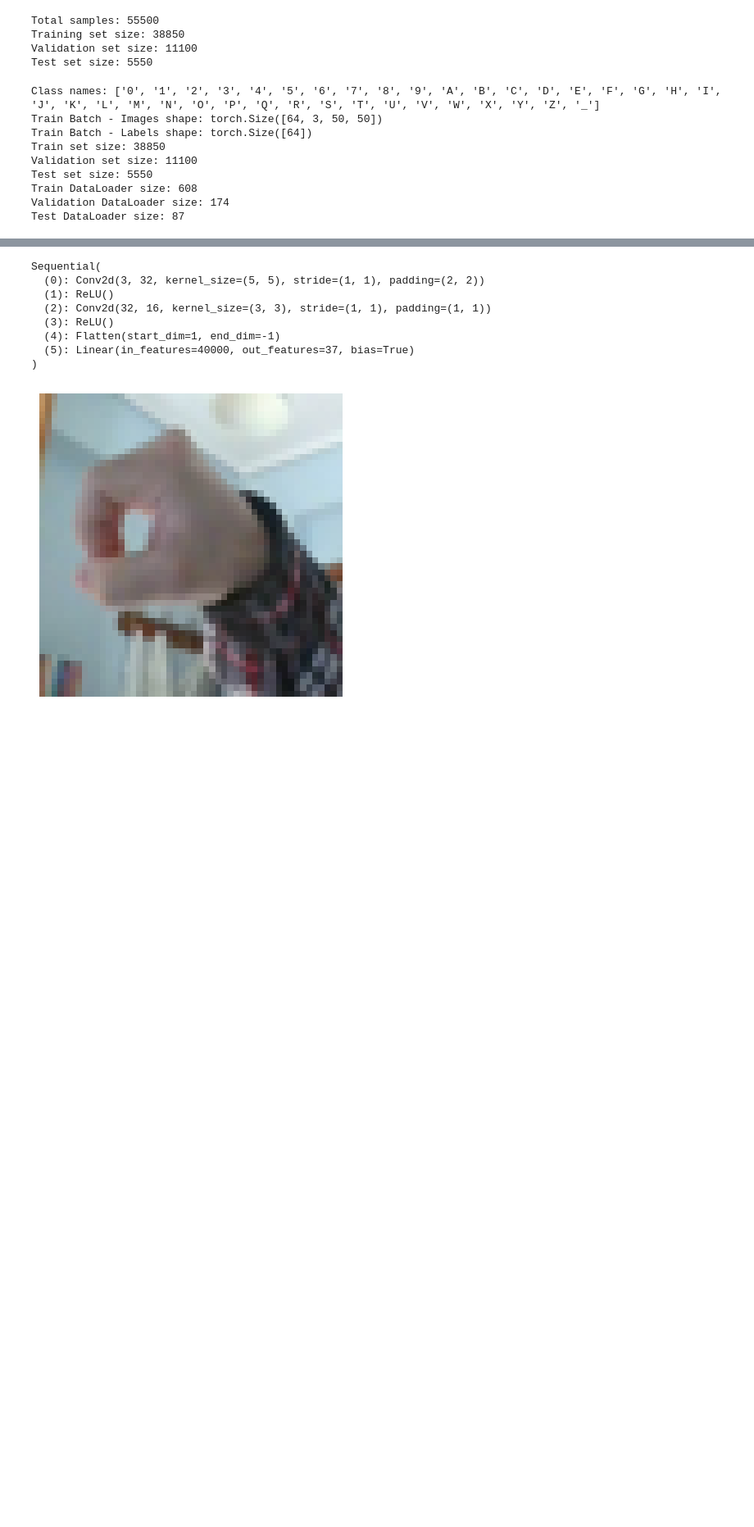
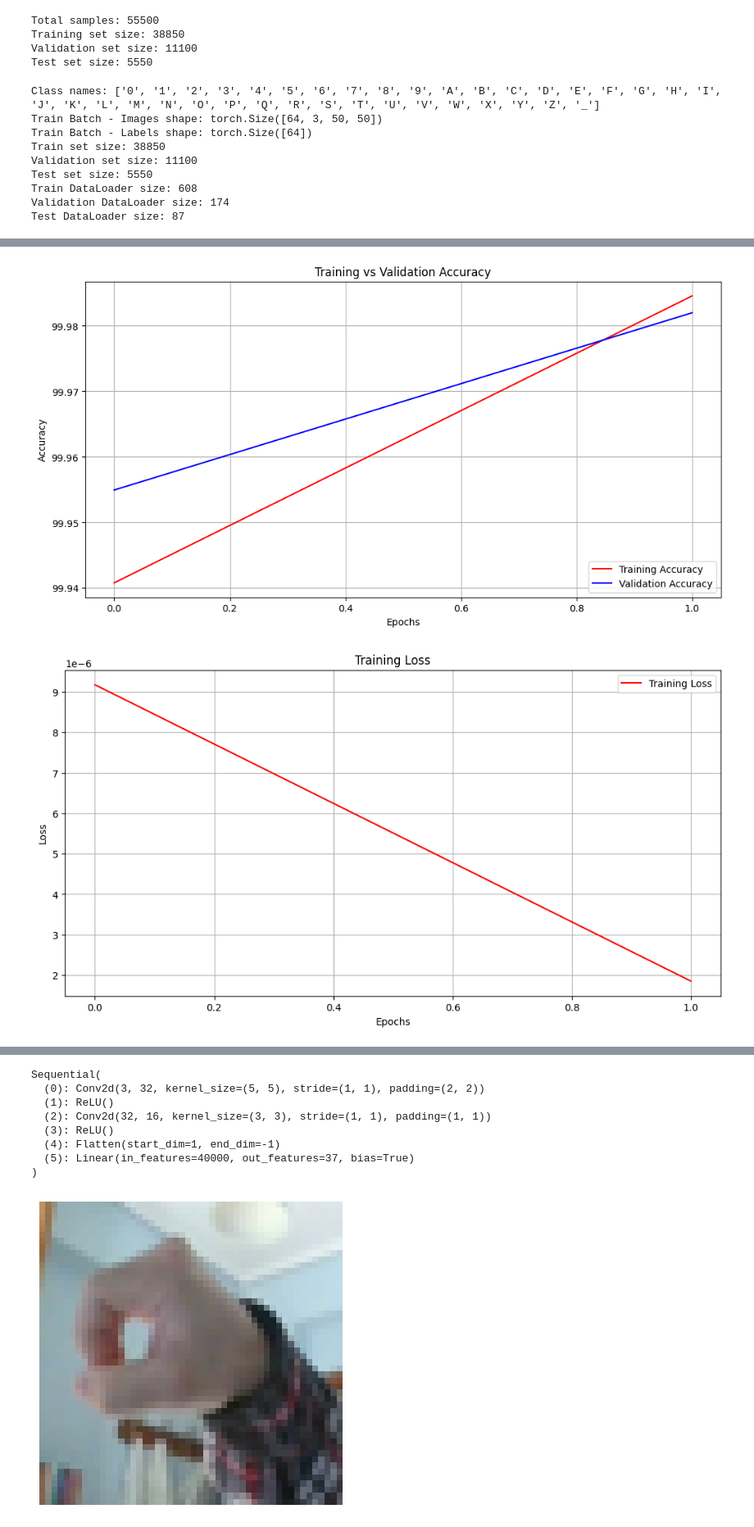
Before and after one commit to panoskorovesis/sign-language-image-detection, a Jupyter notebook: src/nn_and_cnn/pytorch_conv2d.ipynb, the cells around one changed output, grey strips where cells are left out. Shown at 82% size. Drawn from its saved outputs; the diff is of its cells as text; code cells hidden in the pictures; blank space fills up the shorter version.

```diff
--- a/src/nn_and_cnn/pytorch_conv2d.ipynb
+++ b/src/nn_and_cnn/pytorch_conv2d.ipynb
@@ -259,0 +321,27 @@ Test Accuracy: 99.2072072072072
+# %%
+# Plot accuracy
+epochs = range(len(val_accs))
+plt.figure(figsize=(12, 6))
+plt.plot(epochs, train_accs, 'r', label='Training Accuracy')
+plt.plot(epochs, val_accs, 'b', label='Validation Accuracy')
+plt.title('Training vs Validation Accuracy')
+plt.xlabel('Epochs')
+plt.ylabel('Accuracy')
+plt.legend(loc='lower right')
+plt.grid(True)
+plt.show()
+
+# Plot loss
+plt.figure(figsize=(12, 6))
+plt.plot(epochs, losses, 'r', label='Training Loss')
+#plt.plot(epochs, val_loss, 'b', label='Validation Loss')
+#plt.title('Training vs Validation Loss')
+plt.title('Training Loss')
+plt.xlabel('Epochs')
+plt.ylabel('Loss')
+plt.legend(loc='upper right')
+plt.grid(True)
+plt.show()
+# %% [output]
+[figure, added]
+[figure, added]
```
Also changed, not shown: parts of 5 cells of this notebook, 1 other file.
